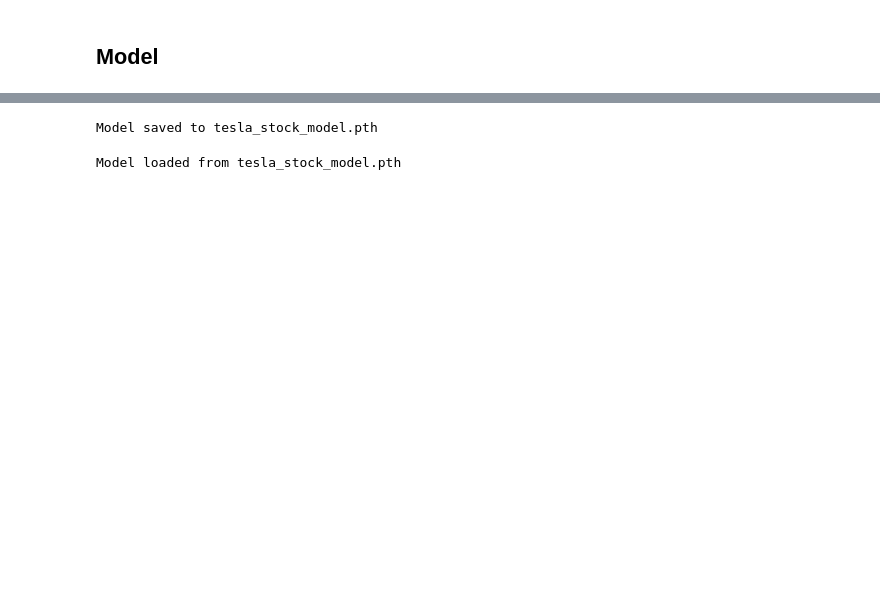
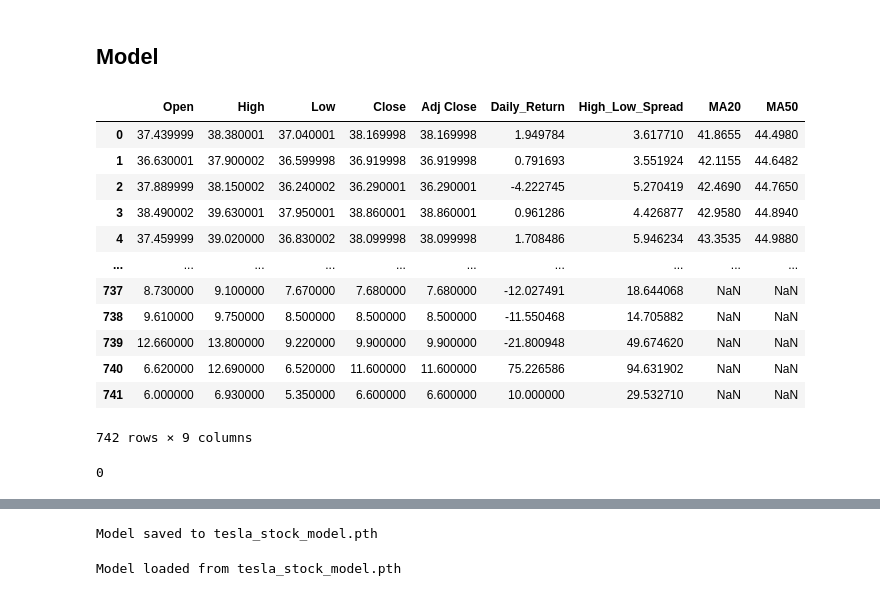
Before and after one commit to MahmoudNamNam/Prediction-of-Electric-Car-Prices, a Jupyter notebook: Electric_Car_price_EDA.ipynb, the cells around one changed output, grey strips where cells are left out. Cells and saved outputs as stored; diff of their text form; code cells hidden in the pictures; blank space fills up the shorter version.

```diff
--- a/Electric_Car_price_EDA.ipynb
+++ b/Electric_Car_price_EDA.ipynb
@@ -269,2 +272,24 @@ data
 # %% [markdown]
 ## Model
+# %%
+data =data.dropna(subset=['Close'])
+# %%
+data
+# %% [output]
+|  | Open | High | Low | Close | Adj Close | Daily_Return | High_Low_Spread | MA20 | MA50 |
+| 0 | 37.439999 | 38.380001 | 37.040001 | 38.169998 | 38.169998 | 1.949784 | 3.617710 | 41.8655 | 44.4980 |
+| 1 | 36.630001 | 37.900002 | 36.599998 | 36.919998 | 36.919998 | 0.791693 | 3.551924 | 42.1155 | 44.6482 |
+| 2 | 37.889999 | 38.150002 | 36.240002 | 36.290001 | 36.290001 | -4.222745 | 5.270419 | 42.4690 | 44.7650 |
+| 3 | 38.490002 | 39.630001 | 37.950001 | 38.860001 | 38.860001 | 0.961286 | 4.426877 | 42.9580 | 44.8940 |
+| 4 | 37.459999 | 39.020000 | 36.830002 | 38.099998 | 38.099998 | 1.708486 | 5.946234 | 43.3535 | 44.9880 |
+| ... | ... | ... | ... | ... | ... | ... | ... | ... | ... |
+| 737 | 8.730000 | 9.100000 | 7.670000 | 7.680000 | 7.680000 | -12.027491 | 18.644068 | NaN | NaN |
+| 738 | 9.610000 | 9.750000 | 8.500000 | 8.500000 | 8.500000 | -11.550468 | 14.705882 | NaN | NaN |
+| 739 | 12.660000 | 13.800000 | 9.220000 | 9.900000 | 9.900000 | -21.800948 | 49.674620 | NaN | NaN |
+| 740 | 6.620000 | 12.690000 | 6.520000 | 11.600000 | 11.600000 | 75.226586 | 94.631902 | NaN | NaN |
+| 741 | 6.000000 | 6.930000 | 5.350000 | 6.600000 | 6.600000 | 10.000000 | 29.532710 | NaN | NaN |
+742 rows × 9 columns
+# %%
+data['Close'].isna().sum()
+# %% [output]
+0
```
Also changed, not shown: parts of 29 cells of this notebook, 33 other files.
